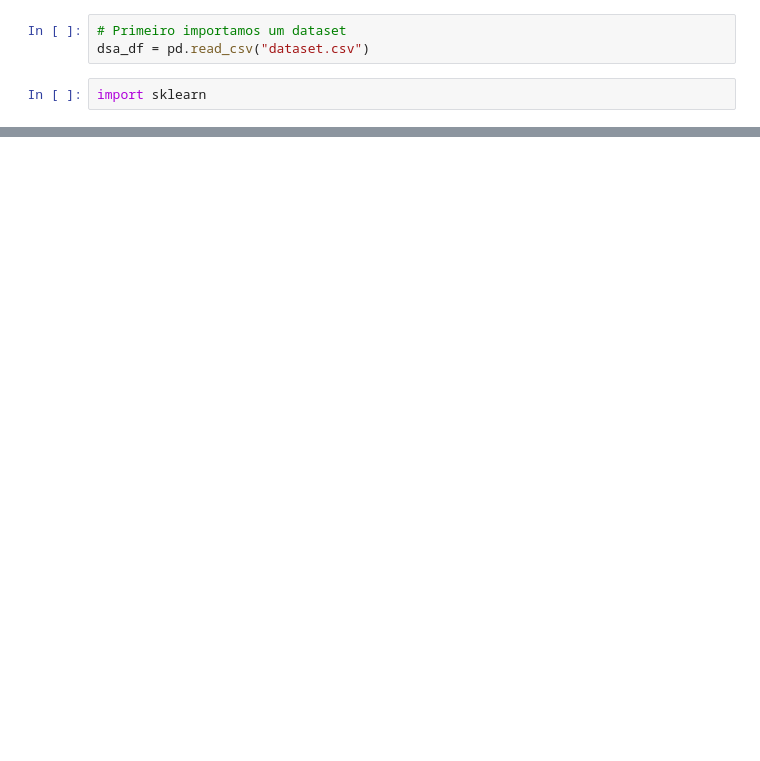
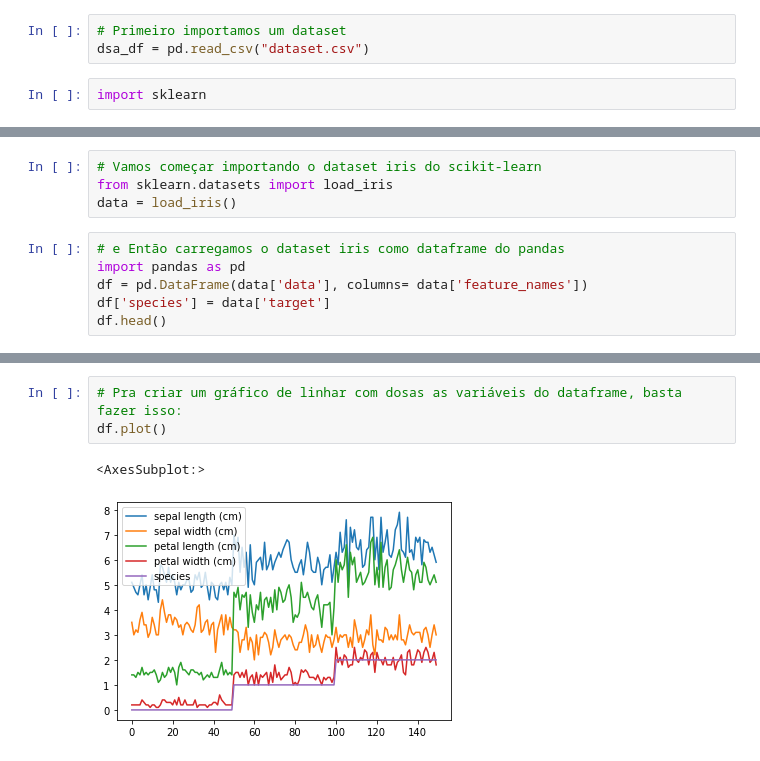
Before and after one commit to AllvMjr/dsa, a Jupyter notebook: cap10/pandas.ipynb, the cells around one changed output, grey strips where cells are left out. Drawn from its saved outputs; the diff is of its cells as text; blank space fills up the shorter version.

Commit message:
pandas gráfico

```diff
--- a/cap10/pandas.ipynb
+++ b/cap10/pandas.ipynb
@@ -377,0 +384,10 @@ import sklearn
+# %%
+# Vamos começar importando o dataset iris do scikit-learn
+from sklearn.datasets import load_iris
+data = load_iris()
+# %%
+# e Então carregamos o dataset iris como dataframe do pandas
+import pandas as pd
+df = pd.DataFrame(data['data'], columns= data['feature_names'])
+df['species'] = data['target']
+df.head()
@@ -377,0 +401,6 @@ import sklearn
+# %%
+# Pra criar um gráfico de linhar com dosas as variáveis do dataframe, basta fazer isso:
+df.plot()
+# %% [output]
+<AxesSubplot:>
+[figure, added]
```
Also changed, not shown: parts of 11 cells of this notebook.
